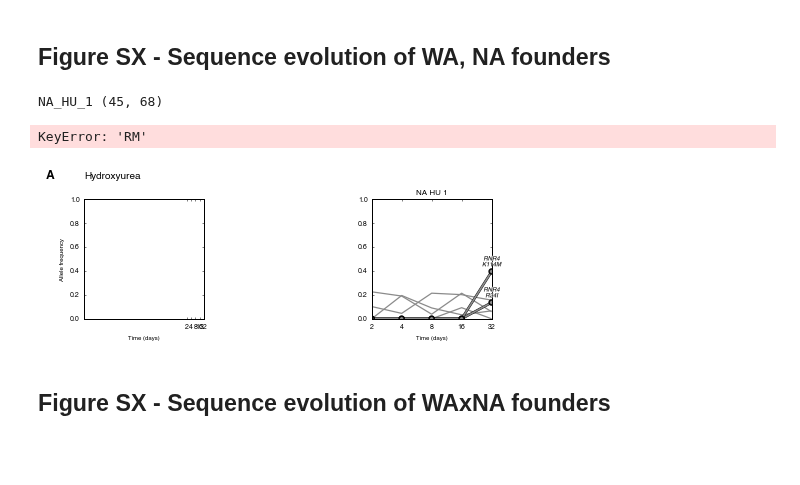
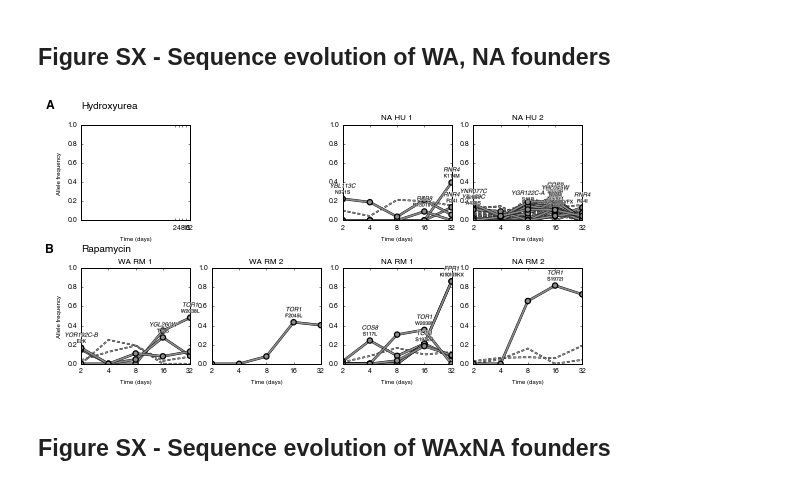
Before and after one commit to ivazquez/clonal-heterogeneity, a Jupyter notebook: src/figure3.ipynb, the cells around one changed output. Drawn from its saved outputs; the diff is of its cells as text; code cells hidden in the pictures; blank space fills up the shorter version.

```diff
--- a/src/figure3.ipynb
+++ b/src/figure3.ipynb
@@ -98,21 +106,17 @@ seq_dn_df.head()
-# %%
-seq_dn_df = pd.concat([isec1,isec2]).drop_duplicates(subset=['population','sample','chrom','pos','gene',
-                                                             'cds_position','substitution',
-                                                             'protein_position','amino_acids'])
 # %% [markdown]
 Bottom panels - Import pheno evolution
 # %%
 # load data
 pheno_df = utils.load_data(dir_data+'pheno/pheno_populations_norm.pickle')
 
-# filter out strains used for spatial control
-pheno_df = pheno_df[(pheno_df.time == 'ancestral')|\
-                    (pheno_df.time == 'evolved')]
+# # filter out strains used for spatial control
+# pheno_df = pheno_df[(pheno_df.group == 'ancestral')|\
+#                     (pheno_df.group == 'evolved')]
 
-groups_1 = pheno_df.groupby(['time','cross_rep','selection_rep'])
+groups_1 = pheno_df.groupby(['group','cross_rep','selection_rep'])
 pheno_df = pheno_df[pheno_df.selection_rep != '']
 
-for (ii,((time,cross_rep,selection_rep),g1)) in enumerate(groups_1):
+for (ii,((group,cross_rep,selection_rep),g1)) in enumerate(groups_1):
 
     if selection_rep!='':
         df = groups_1.get_group(('ancestral',cross_rep,''))
@@ -403,7 +425,7 @@ groups_dn = seq_dn_df[(seq_dn_df.population.isin(dict_panels.keys()))&\
                       (seq_dn_df.clone=='')].groupby(['selection'])
 
 # get a figure with a lot of subplots
-fig = plt.figure(figsize=(18, 5), dpi=300)
+fig = plt.figure(figsize=(8, 4), dpi=300)
 
 grid = gridspec.GridSpec(2, 1, hspace=0.5)
 
@@ -412,15 +434,13 @@ gs = {}
 for (ii, env) in enumerate(['HU','RM']):
 
     nrows = 1
-    ncols = 8
+    ncols = 4
     gs[env] = gridspec.GridSpecFromSubplotSpec(nrows, ncols,
                                                subplot_spec=grid[ii],
                                                hspace=0.35)
 
     ### de novo mutations ###
     for (jj, (population,gdn)) in enumerate(groups_dn.get_group(env).groupby('population')):
-
-        print population, gdn.shape
 
         # retrieve axes
         ax = plt.subplot(gs[env][dict_panels[population]])
@@ -455,8 +475,8 @@ for (ii, env) in enumerate(['HU','RM']):
 #         gdn = gdn.groupby(by=['time','gene_sgd','amino_acids'],
 #                           sort=False).sum().groupby(level=[0],sort=False).cumsum().reset_index()
 
-        for (gene, cds, sub, protein_pos, amino_acids, mutation_type), gdx in \
-    gdn.groupby(['gene','cds_position','substitution','protein_position','amino_acids','mutation_type']):
+        for (gene, cds, sub, protein_pos, amino_acids, consequence), gdx in \
+    gdn.groupby(['gene','cds_position','substitution','protein_position','amino_acids','consequence_short']):
 
             gdx.time = gdx.time.apply(int)
             gdx = gdx.sort_values('time').reset_index(drop=True)
@@ -464,14 +484,17 @@ for (ii, env) in enumerate(['HU','RM']):
             gdx = gdx.set_index('time')
             gdx.frequency.plot(ax=ax, kind='line',
                                color=dict_lineages['bulk']['line'],
-                               **dict_mutation_type[mutation_type])
+                               **dict_mutation_type[consequence])
 
-            if mutation_type=='driver':
+            if consequence=='non-synonymous':
                 index = np.argmax(gdx.frequency)
-                label = gene+'\n'+amino_acids.split('/')[0]+protein_pos+amino_acids.split('/')[1]
-                ax.annotate(label, xy=(index,gdx.frequency[index]), style='italic', fontsize=6,
+                ax.annotate(gene, xy=(index,gdx.frequency[index]), style='italic', fontsize=6,
                             textcoords='offset points', xytext=(0, 15), ha = 'center', va = 'top',
                             path_effects=[PathEffects.withStroke(linewidth=0.75, foreground="w")], zorder=3)
+                ax.annotate(amino_acids.split('/')[0]+protein_pos+amino_acids.split('/')[1],
+                            xy=(index,gdx.frequency[index]), fontsize=5,
+                            textcoords='offset points', xytext=(0, 9), ha = 'center', va = 'top',
+                            path_effects=[PathEffects.withStroke(linewidth=0.4, foreground="w")], zorder=3)
 
 #             for i, d in enumerate(data):
 #                 ax2.plot(x_pos, d,
@@ -511,36 +534,33 @@ for (ii, env) in enumerate(['HU','RM']):
         ax.xaxis.label.set_size(6)
         ax.yaxis.label.set_size(6)
         ax.tick_params(axis='both', which='major', size=2, labelsize=6)
         ax.tick_params(axis='both', which='minor', size=0, labelsize=0)
 
         ax.set_xscale('log', base=2)
         ax.set_xticks([2, 4, 8, 16, 32])
         ax.xaxis.set_major_formatter(ScalarFormatter())
 #         # Place tickmarks at every multiple of 1, i.e. at any integer
 #         ax.xaxis.set_major_locator(MultipleLocator(2))
 #         # Format the ticklabel to be 2 raised to the power of `x`
 #         ax.xaxis.set_major_formatter(FuncFormatter(lambda x, pos: int(2**x)))
         #
         ax.yaxis.set_major_locator(MaxNLocator(nbins=5))
 
         plt.setp(ax.get_xticklabels(), fontsize=7)
         plt.setp(ax.get_yticklabels(), fontsize=7)
 
         for loc in ['top','bottom','left','right']:
             ax.spines[loc].set_linewidth(1)
 
         # set axes labels
         if ax.is_first_col():
-
             ax.set_ylabel('Allele frequency')
         if ax.is_last_row():
             ax.set_xlabel('Time (days)')
 
 fig.savefig(dir_thesis+'Chapter3/Figs/Raster/norm_pheno_other_%s.png'%env, dpi=300)
-fig.savefig(dir_supp+'figures/figureSX_subclonal_dynamics/figureSX_subclonal_dynamics_parents.png', dpi=300, bbox_inches='tight')
-fig.savefig(dir_supp+'figures/figureSX_subclonal_dynamics/figureSX_subclonal_dynamics_parents.svg', dpi=300, bbox_inches='tight')
+fig.savefig(dir_supp+'figures/figureSX_seq_subclonal_dynamics/figureSX_seq_subclonal_dynamics_parents.png', dpi=300, bbox_inches='tight')
+fig.savefig(dir_supp+'figures/figureSX_seq_subclonal_dynamics/figureSX_seq_subclonal_dynamics_parents.svg', dpi=300, bbox_inches='tight')
 plt.show()
 # %% [output]
-NA_HU_1 (45, 68)
-KeyError: 'RM'
-[figure, old version]
+[figure, new version]
```
Also changed, not shown: parts of 14 cells of this notebook, 8 other files.
